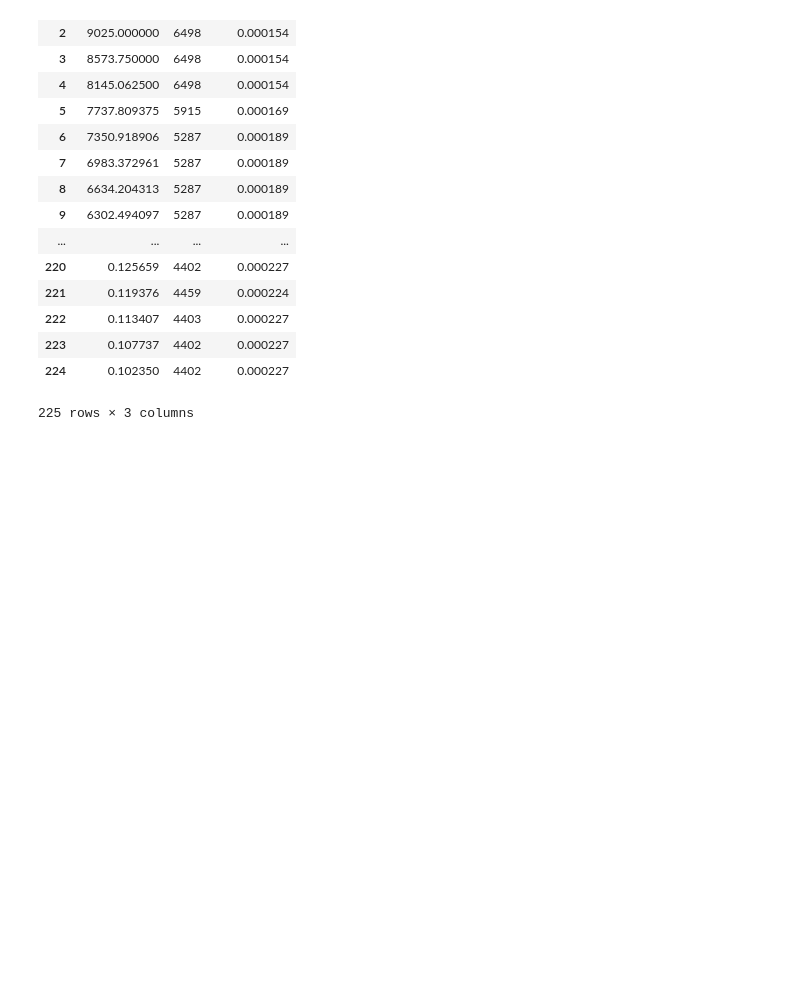
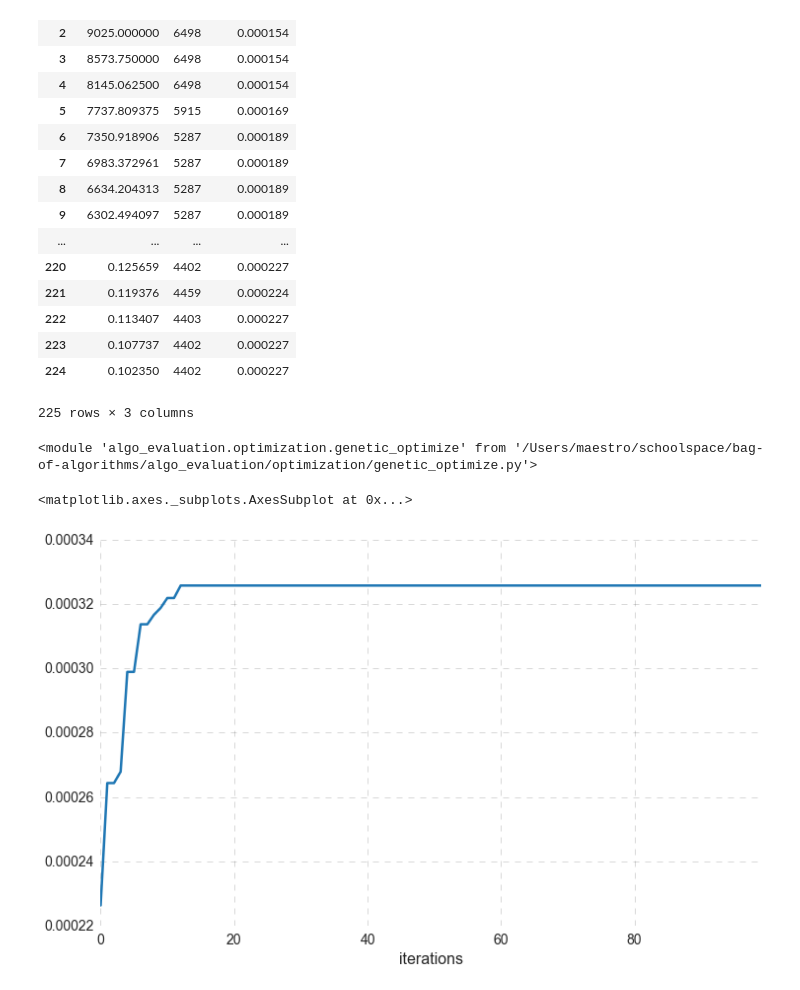
Before and after one commit to sshegheva/bag-of-algorithms, a Jupyter notebook: analysis/notebooks/schedulling.ipynb, the cells around one changed output. Saved outputs shown, nothing was run; the diff lists cells and outputs as text; code cells hidden in the pictures; blank space fills up the shorter version.

Commit message:
add genetic algorithm

```diff
--- a/analysis/notebooks/schedulling.ipynb
+++ b/analysis/notebooks/schedulling.ipynb
@@ -54,3 +54,15 @@ df_sa
 | 223 | 0.107737 | 4402 | 0.000227 |
 | 224 | 0.102350 | 4402 | 0.000227 |
 225 rows × 3 columns
+# %%
+from algo_evaluation.optimization import genetic_optimize as ga
+reload(ga)
+# %% [output]
+<module 'algo_evaluation.optimization.genetic_optimize' from '/Users/maestro/schoolspace/bag-of-algorithms/algo_evaluation/optimization/genetic_optimize.py'>
+# %%
+df_ga = ga.evaluate_ga()
+# %%
+df_ga.set_index('iterations')['optimal_value'].plot()
+# %% [output]
+<matplotlib.axes._subplots.AxesSubplot at 0x...>
+[figure, added]
```
Also changed, not shown: 1 other file.
